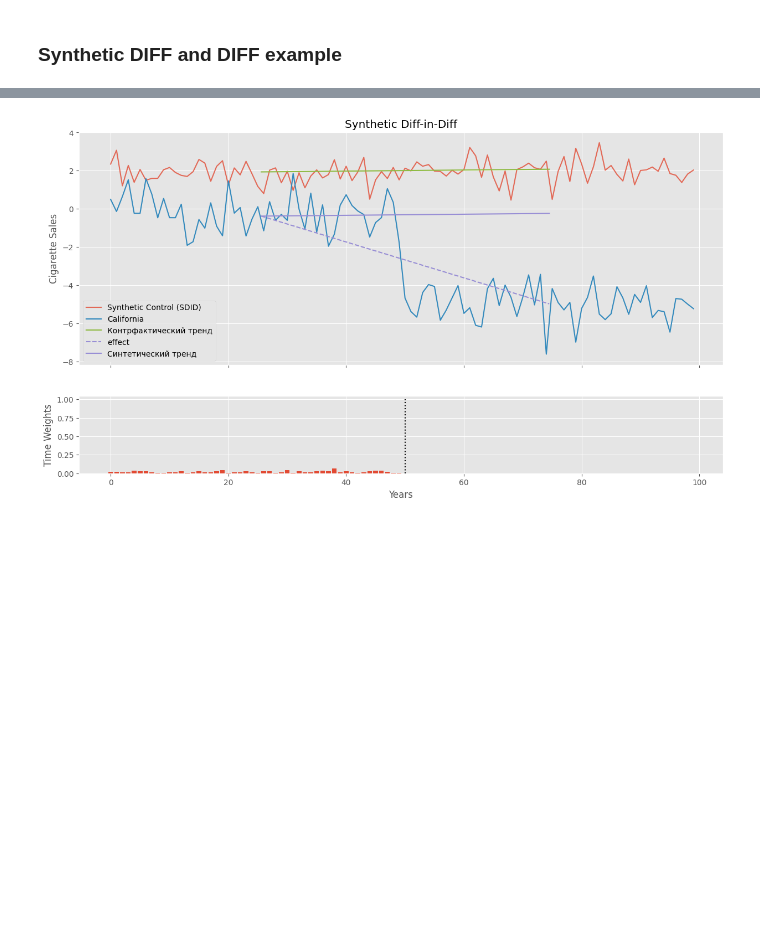
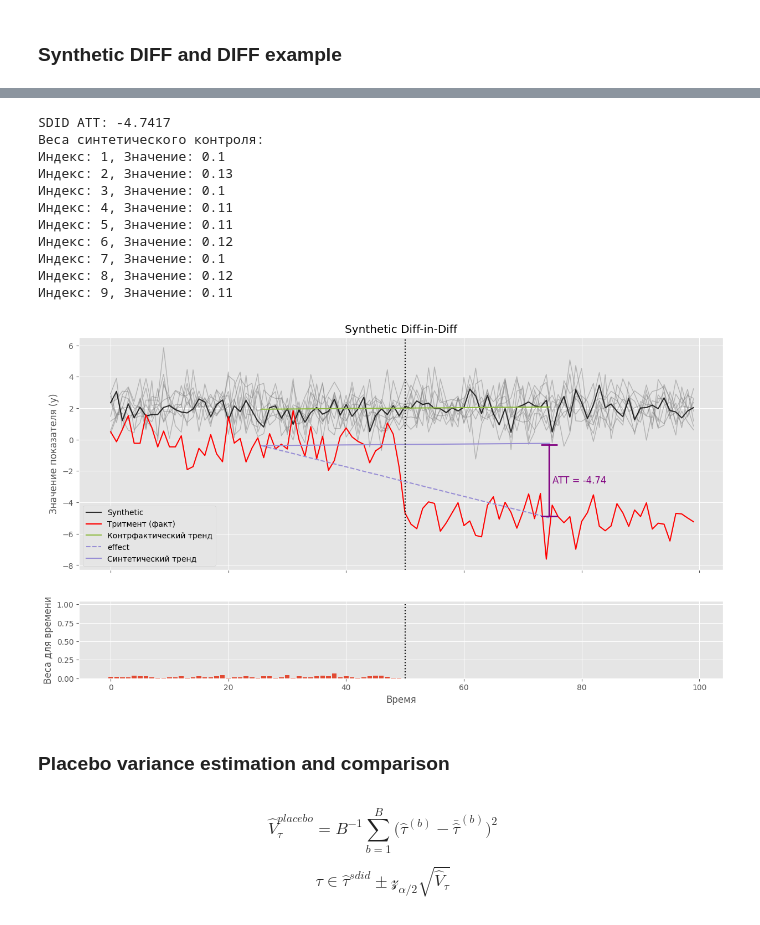
Before and after one commit to 123yaroslav/diplom, a Jupyter notebook: 01_examples.ipynb, the cells around one changed output, grey strips where cells are left out. Saved outputs shown, nothing was run; the diff lists cells and outputs as text; code cells hidden in the pictures; blank space fills up the shorter version.

```diff
--- a/01_examples.ipynb
+++ b/01_examples.ipynb
@@ -317,57 +147,89 @@ sdid_model = SyntheticDIDModel(
 
 att, unit_weights, time_weights, sdid_model_fit, intercept = sdid_model.synthetic_diff_in_diff()
 
-# Вычисляем средний временной период до и после воздействия
+print("SDID ATT:", round(att, 4))
+
+print("Веса синтетического контроля:")
+unit_weights_reset = unit_weights.reset_index()
+for i in range(len(sc_weights_reset)):
+    value = unit_weights_reset['unit_weights'][i]
+    if value > 0:
+        print(f"Индекс: {unit_weights_reset['unit'][i]}, Значение: {round(value, 2)}")
+
 avg_pre_period = (time_weights * time_weights.index).sum()
 avg_post_period = T0 + (data.time.max() - T0) / 2
 
 pre_sc = sdid_model_fit.params["Intercept"]
 post_sc = pre_sc + sdid_model_fit.params["after_treatment"]
 pre_treat = pre_sc + sdid_model_fit.params["treated"]
 post_treat = post_sc + sdid_model_fit.params["treated"] + sdid_model_fit.params["after_treatment:treated"]
 sc_did_y0 = pre_treat + (post_sc - pre_sc)
 
-# Создаем график
 plt.style.use('ggplot')
 fig, (ax1, ax2) = plt.subplots(2, 1, figsize=(15,8), sharex=True,
                                 gridspec_kw={'height_ratios': [3, 1]})
 
-ax1.plot(sc_did.index, sc_did, label="Synthetic Control (SDID)", color="C0", alpha=0.8)
-ax1.plot(treated_all["time"], treated_all["y"], label="California", color="C1")
+controls_all = data.query("treated == False")
+for unit_idx in controls_all["unit"].unique():
+    subset = controls_all.query("unit == @unit_idx").sort_values("time")
+    ax1.plot(subset["time"], subset["y"], color="gray", alpha=0.5, linewidth=1)
+
+ax1.plot(sc_did.index, sc_did, label="Synthetic", color="black", alpha=0.8)
+ax1.plot(treated_all["time"], treated_all["y"], label="Тритмент (факт)", color="red")
 
 ax1.plot([avg_pre_period, avg_post_period], [pre_sc, post_sc],
          color="C5", label='Контрфактический тренд')
 ax1.plot([avg_pre_period, avg_post_period], [pre_treat, post_treat],
          color="C2", ls="dashed", label='effect')
 ax1.plot([avg_pre_period, avg_post_period], [pre_treat, sc_did_y0],
          color="C2", label='Синтетический тренд')
 
-# Добавляем вертикальную скобку (с барьерами на концах) между значениями post_treat и sc_did_y0.
-# Здесь x-координата скобки выбрана равной avg_post_period, а по оси y скобка тянется от нижней точки (sc_did_y0)
-# до верхней (post_treat).
+
 x_bracket = avg_post_period
-y_top = post_treat      # предполагаем, что post_treat > sc_did_y0
+y_top = post_treat
 y_bottom = sc_did_y0
 
-# ax1.annotate(
-#     '',
-#     xy=(x_bracket, y_bottom),
-#     xytext=(x_bracket, y_top),
-#     arrowprops=dict(arrowstyle='|-|', color='purple', lw=2)
-# )
-# # Добавляем подпись "ATT". Смещаем её немного вправо от скобки (смещение по оси x можно подбирать по вкусу).
-# ax1.text(x_bracket + 0.5, (y_top + y_bottom) / 2, f"ATT = {round(att,2)}",
-#          color='purple', fontsize=12, va='center')
+ax1.annotate(
+    '',
+    xy=(x_bracket, y_bottom),
+    xytext=(x_bracket, y_top),
+    arrowprops=dict(arrowstyle='|-|', color='purple', lw=2)
+)
+
+ax1.text(x_bracket + 0.5, (y_top + y_bottom) / 2, f"ATT = {round(att,2)}",
+         color='purple', fontsize=12, va='center')
 
 ax1.legend()
 ax1.set_title("Synthetic Diff-in-Diff")
-ax1.set_ylabel("Cigarette Sales")
+ax1.axvline(T0, color='black', linestyle=':')
+ax1.set_ylabel("Значение показателя (y)")
 
 ax2.bar(time_weights.index, time_weights)
 ax2.vlines(T0, 0, 1, color="black", ls="dotted")
-ax2.set_ylabel("Time Weights")
-ax2.set_xlabel("Years")
+ax2.set_ylabel("Веса для времени")
+ax2.set_xlabel("Время")
 
 plt.show()
 # %% [output]
+SDID ATT: -4.7417
+Веса синтетического контроля:
+Индекс: 1, Значение: 0.1
+Индекс: 2, Значение: 0.13
+Индекс: 3, Значение: 0.1
+Индекс: 4, Значение: 0.11
+Индекс: 5, Значение: 0.11
+Индекс: 6, Значение: 0.12
+Индекс: 7, Значение: 0.1
+Индекс: 8, Значение: 0.12
+Индекс: 9, Значение: 0.11
-[figure, old version]
+[figure, new version]
+# %% [markdown]
+### Placebo variance estimation and comparison
+# %% [markdown]
+$$
+\hat{V}^{placebo}_{\tau} = B^{-1}\sum_{b=1}^B\bigg(\hat{\tau}^{(b)} - \bar{\hat{\tau}}^{(b)}\bigg)^2
+$$
+
+$$
+\tau \in \hat{\tau}^{sdid} \pm \mathcal{z}_{\alpha/2} \sqrt{\hat{V}_{\tau}}
+$$
```
Also changed, not shown: parts of 8 cells of this notebook, 3 other files.
